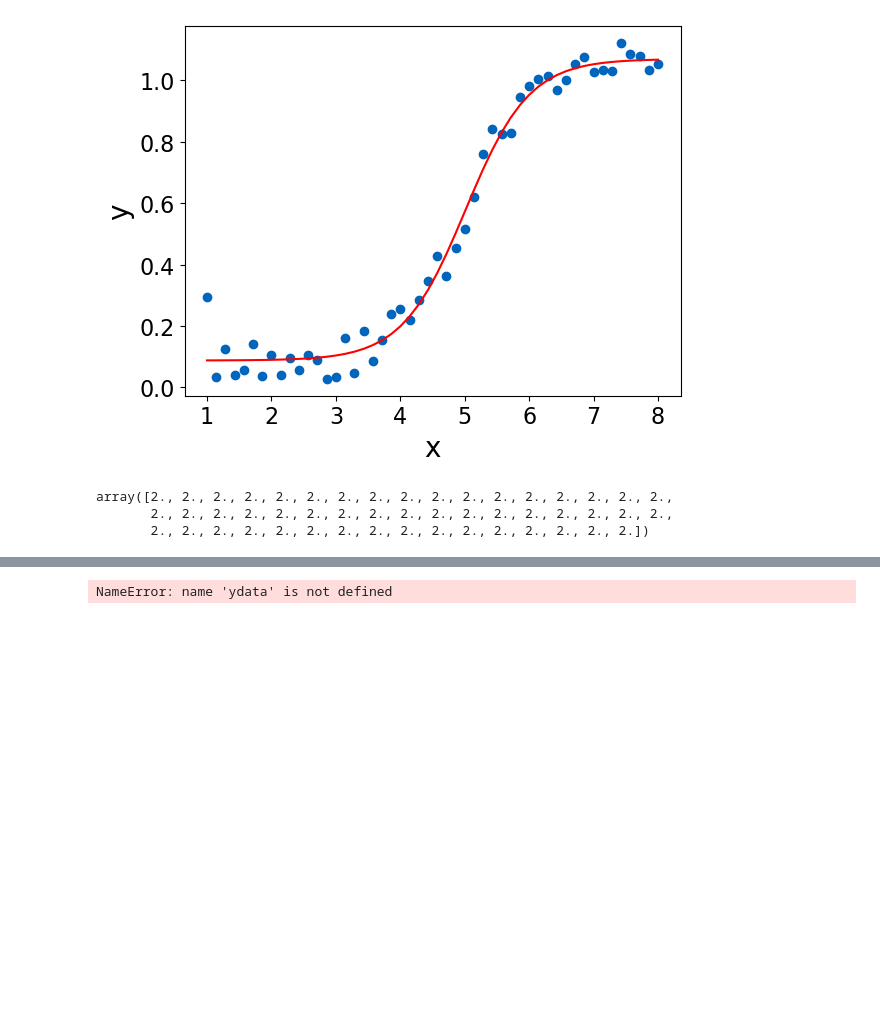
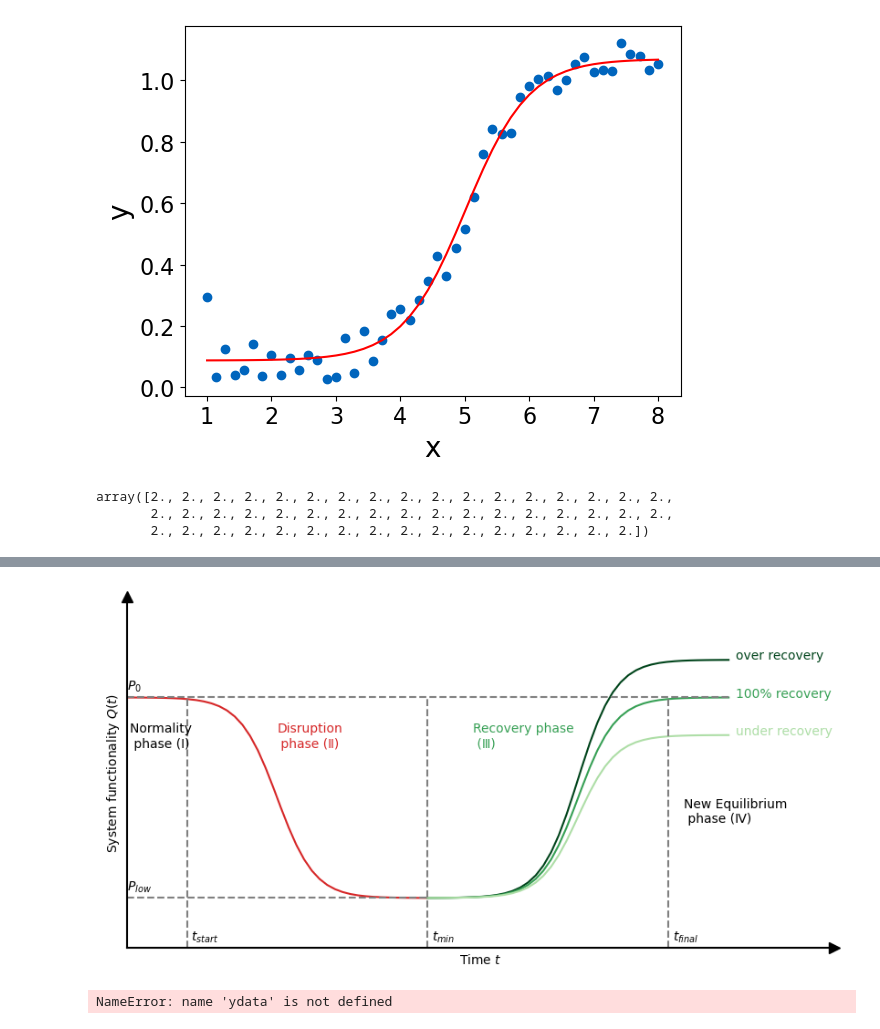
Before and after one commit to LastStriker11/disruptive_taxi_demand, a Jupyter notebook: Logistic_function.ipynb, the cells around one changed output, grey strips where cells are left out. Drawn from its saved outputs; the diff is of its cells as text; code cells hidden in the pictures; blank space fills up the shorter version.

```diff
--- a/Logistic_function.ipynb
+++ b/Logistic_function.ipynb
@@ -12,7 +10,7 @@ from torch import optim
 from scipy.optimize import curve_fit
 # %%
 def func(x,a,b,c,d):
-    y=d/(1+torch.exp(a+b*x))+c
+    y=d/(1+np.exp(a+b*x))+c
     return y
 # %%
 xdata1 = np.linspace(0, 1, 30)
@@ -155,3 +105,55 @@ plt.show()
+# %%
+
+fig, ax = plt.subplots(figsize=(10,5))
+# ax.tick_params(direction='in', top=True, right=True, which='both', width=1)
+ax.spines['bottom'].set_linewidth(1.5)
+ax.spines['left'].set_linewidth(1.5)
+ax.spines[['right', 'top']].set_visible(False)
+ax.plot((4.7), (0), ls="", marker=">", ms=8, color="k", clip_on=False)
+ax.plot((0), (1.4), ls="", marker="^", ms=8, color="k", clip_on=False)
+ax.set_xticks([])
+ax.set_yticks([])
+
+cmap = plt.cm.Greens
+colors = [cmap((3-i)/3) for i in range(3)]
+
+ax.plot(xdata1, y1,color = "tab:red")
+ax.plot(xdata3, y3, color=colors[0])
+ax.plot(xdata2, y2, color=colors[1])
+ax.plot(xdata4, y4, color=colors[2])
+ax.plot(xdata5, y5, c='grey', linestyle='--')
+ax.plot(xdata6, y6, c='grey', linestyle='--')
+ax.plot(xdata7, y7, c='grey', linestyle='--')
+ax.plot(xdata8, y8, c='grey', linestyle='--')
+ax.plot(xdata9, y9, c='grey', linestyle='--')
+
+# ax.annotate('',xy=(2,0.2),xytext= (2, 0.65),arrowprops = dict(arrowstyle="->",linestyle="-",linewidth=1.5,color = "k"))
+# ax.annotate('',xy=(2,1.0),xytext= (2, 0.55),arrowprops = dict(arrowstyle="->",linestyle="-",linewidth=1.5,color = "k"))
+# ax.annotate('',xy=(0.4,0.1),xytext= (2.05, 0.1),arrowprops = dict(arrowstyle="->",linestyle="-",linewidth=1.5,color = "k"))
+# ax.annotate('',xy=(3.6,0.1),xytext= (1.95, 0.1),arrowprops = dict(arrowstyle="->",linestyle="-",linewidth=1.5,color = "k"))
+ax.annotate("Normality \n phase (Ⅰ)", xy = (0.02,0.8),xytext= (0.02,0.8),color = "k")
+ax.annotate("Disruption\n phase (Ⅱ)", xy = (1,0.8),xytext= (1,0.8),color = "tab:red")
+ax.annotate("Recovery phase \n (Ⅲ)", xy = (2.3, 0.8),xytext= (2.3, 0.8),color = colors[1])
+ax.annotate("New Equilibrium \n phase (Ⅳ)", xy = (3.7,0.5),xytext= (3.7,0.5),color = "k")
+# ax.annotate("Resistance",  xy = (2,0.6),xytext= (2.07, 0.6),color = "tab:blue")
+# ax.annotate("Event  Duration(T)",  xy = (1.75,0.13),xytext= (1.75, 0.13),color = "k")
+ax.annotate("over recovery", xy = (4.05,1.1),xytext= (4.05, 1.15),color = colors[0])
+ax.annotate("100% recovery", xy = (4.05,1.0),xytext= (4.05, 1.0),color = colors[1])
+ax.annotate("under recovery", xy = (4.05,0.9),xytext= (4.05, 0.85),color = colors[2])
+
+ax.annotate("$P_0$", xy = (0,1.03),xytext= (0,1.03),color = "k")
+ax.annotate("$P_{low}$", xy = (0,0.23),xytext= (0,0.23),color = "k")
+ax.annotate("$t_{start}$", xy = (0.43,0.03),xytext= (0.43,0.03),color = "k")
+ax.annotate("$t_{min}$", xy = (2.03,0.03),xytext= (2.03,0.03),color = "k")
+ax.annotate("$t_{final}$", xy = (3.63,0.03),xytext= (3.63,0.03),color = "k")
+ax.set_xlabel('Time $t$')
+ax.set_ylabel('System functionality $Q(t)$')
+ax.set_xlim((0,4.7))
+ax.set_ylim((0,1.4))
+
+fig.savefig('figures/conceptual_resilience.pdf', bbox_inches='tight')
+# %% [output]
+[figure, added]
 # %%
 device="cpu"
 a = torch.nn.Parameter(torch.randn(1,dtype=torch.float64,device=device))
```
Also changed, not shown: parts of 2 cells of this notebook, 9 other files.
